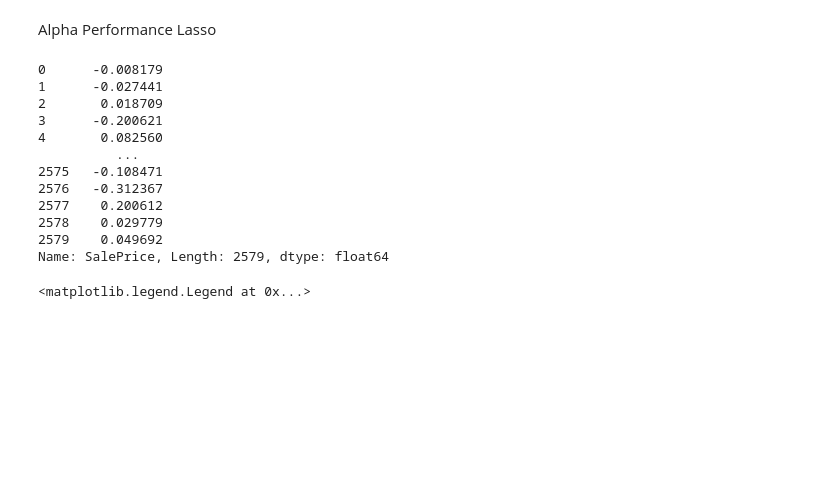
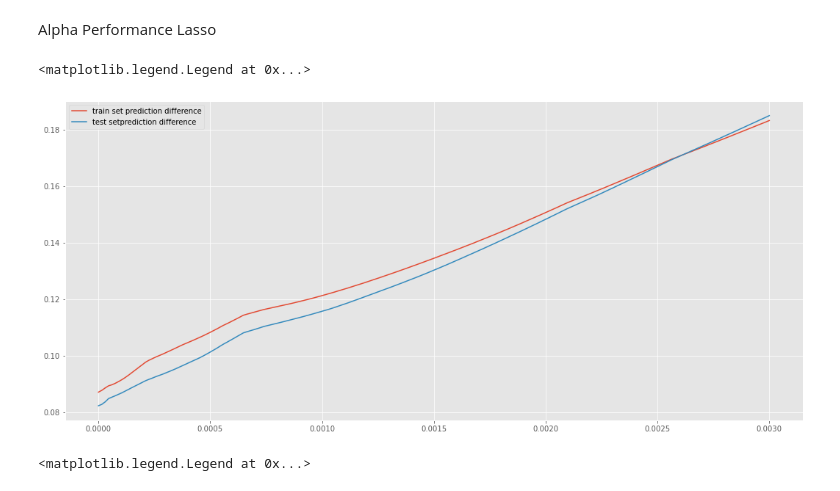
Before and after one commit to DPWasserman/ames-housing-prices, a Jupyter notebook: EDA/EZ_Viz_Work.ipynb, the cells around one changed output. Saved outputs shown, nothing was run; the diff lists cells and outputs as text; code cells hidden in the pictures; blank space fills up the shorter version.

```diff
--- a/EDA/EZ_Viz_Work.ipynb
+++ b/EDA/EZ_Viz_Work.ipynb
@@ -157,14 +157,20 @@ lasso = Lasso()
 # %%
 train_R2 = []
 test_R2  = []
-predictions
+train_predictions = []
+test_predictions = []
 
 alphaRange = np.linspace(1e-10,0.003,200)
 #alphaRange = [.0001]
 for alpha in alphaRange:
     lasso.set_params(alpha=alpha, normalize=True, max_iter=10000)
     lasso.fit(X, y)
-    predictions = lasso.predict(X)
     train_R2.append(lasso.score(X_train, y_train))
     test_R2.append(lasso.score(X_test, y_test))
+
+    test_prediction = lasso.predict(X_test)
+    train_prediction = lasso.predict(X_train)
+
+    train_predictions.append(abs(train_prediction-y_train).mean())
+    test_predictions.append(abs(test_prediction-y_test).mean())
 # %%
@@ -172,18 +179,11 @@ predictions = lasso.predict(X)
-# %%
-predictions - y
-# %% [output]
-0      -0.008179
-1      -0.027441
-2       0.018709
-3      -0.200621
-4       0.082560
-          ...
-2575   -0.108471
-2576   -0.312367
-2577    0.200612
-2578    0.029779
-2579    0.049692
-Name: SalePrice, Length: 2579, dtype: float64
+# %%
+from matplotlib import pyplot as plt
+plt.plot(alphaRange, train_predictions, label=r'train set prediction difference')
+plt.plot(alphaRange, test_predictions, label=r'test setprediction difference')
+plt.legend()
+# %% [output]
+<matplotlib.legend.Legend at 0x...>
+[figure, added]
 # %%
 from matplotlib import pyplot as plt
 plt.plot(alphaRange, train_R2, label=r'train set $R^2$')
```
Also changed, not shown: parts of 1 cell of this notebook.
